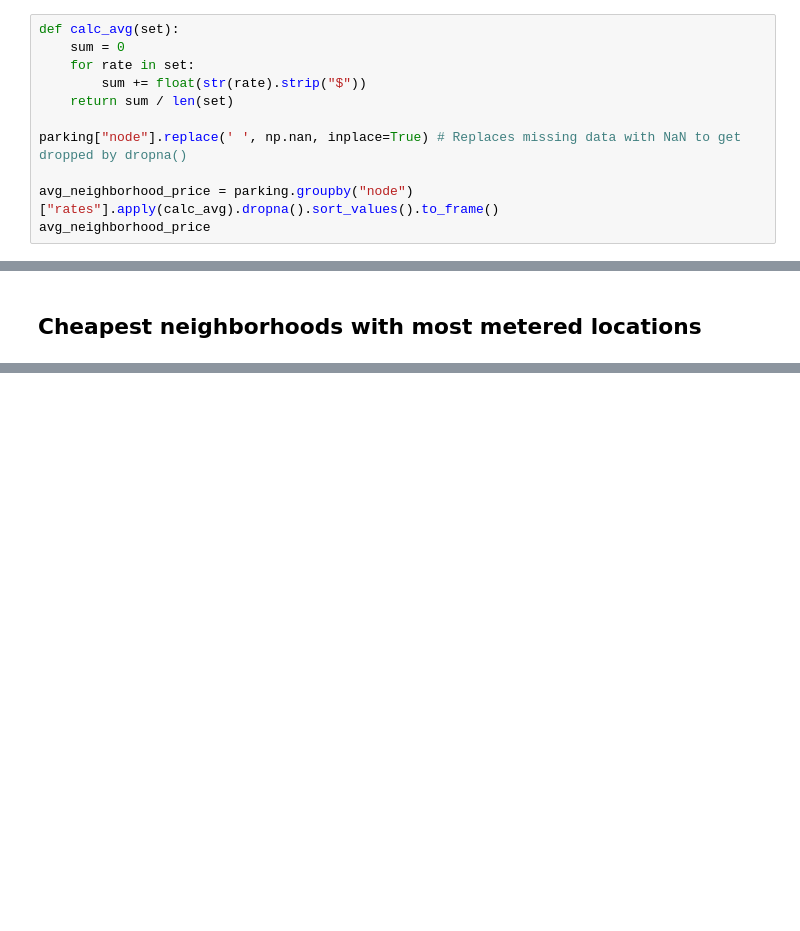
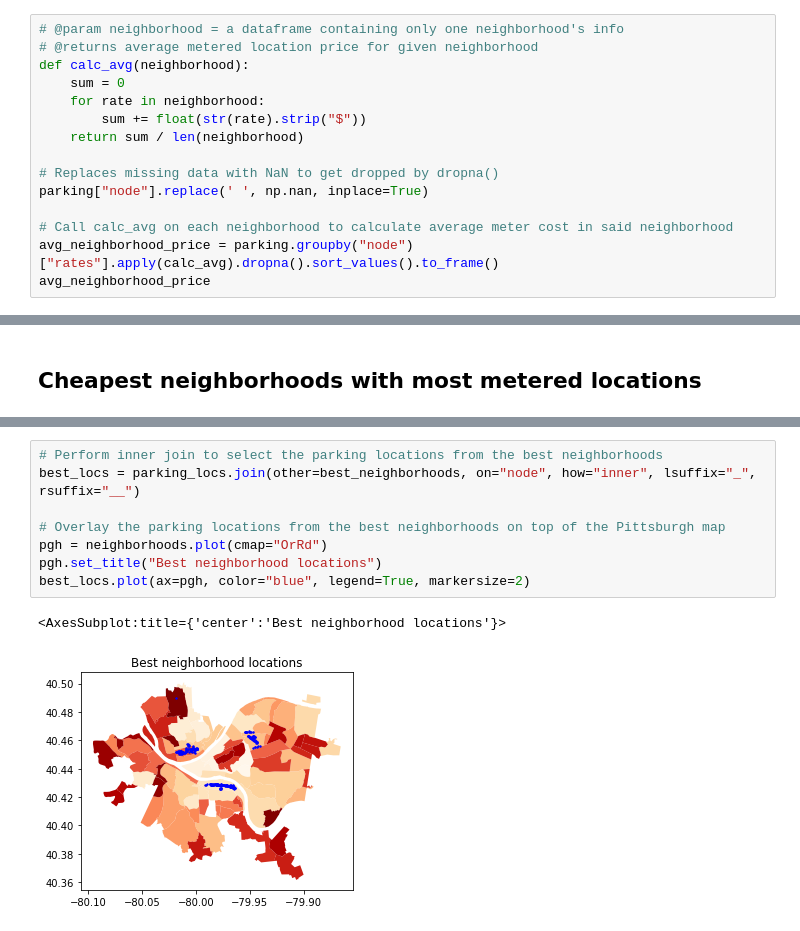
Before and after one commit to Elsklivet/big-ideas-final, a Jupyter notebook: datasets/parking/parking.ipynb, the cells around one changed output, grey strips where cells are left out. Saved outputs shown, nothing was run; the diff lists cells and outputs as text; blank space fills up the shorter version.

Commit message:
Finished parking results

```diff
--- a/datasets/parking/parking.ipynb
+++ b/datasets/parking/parking.ipynb
@@ -40,13 +113,17 @@ top_10_by_price
 # %% [markdown]
 ## Average price per neighborhood
 # %%
-def calc_avg(set):
+# @param neighborhood = a dataframe containing only one neighborhood's info
+# @returns average metered location price for given neighborhood
+def calc_avg(neighborhood):
     sum = 0
-    for rate in set:
+    for rate in neighborhood:
         sum += float(str(rate).strip("$"))
-    return sum / len(set)
+    return sum / len(neighborhood)
 
-parking["node"].replace(' ', np.nan, inplace=True) # Replaces missing data with NaN to get dropped by dropna()
+# Replaces missing data with NaN to get dropped by dropna()
+parking["node"].replace(' ', np.nan, inplace=True)
 
+# Call calc_avg on each neighborhood to calculate average meter cost in said neighborhood
 avg_neighborhood_price = parking.groupby("node")["rates"].apply(calc_avg).dropna().sort_values().to_frame()
 avg_neighborhood_price
@@ -62,0 +190,11 @@ best_neighborhoods[["rates", "count"]]
+# %%
+# Perform inner join to select the parking locations from the best neighborhoods
+best_locs = parking_locs.join(other=best_neighborhoods, on="node", how="inner", lsuffix="_", rsuffix="__")
+
+# Overlay the parking locations from the best neighborhoods on top of the Pittsburgh map
+pgh = neighborhoods.plot(cmap="OrRd")
+pgh.set_title("Best neighborhood locations")
+best_locs.plot(ax=pgh, color="blue", legend=True, markersize=2)
+# %% [output]
+<AxesSubplot:title={'center':'Best neighborhood locations'}>
+[figure, added]
```
Also changed, not shown: parts of 13 cells of this notebook.
